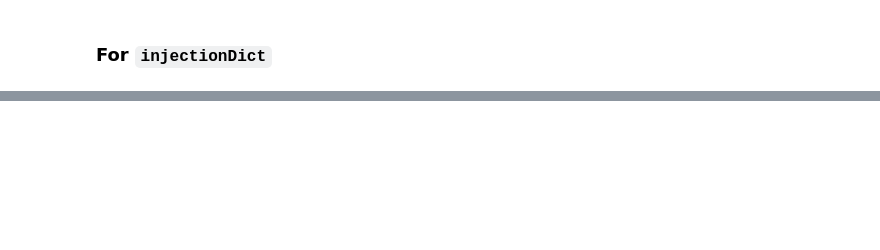
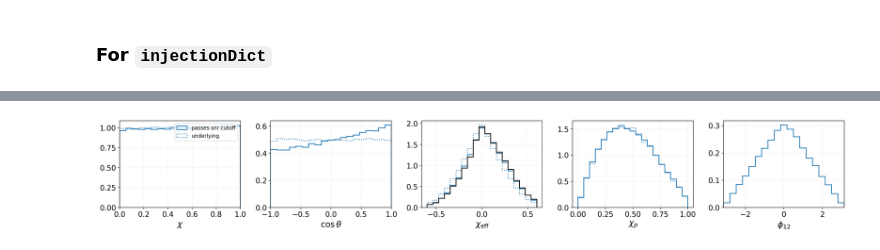
Before and after one commit to simonajmiller/measuring-bbh-component-spin, a Jupyter notebook: Data/InjectedPopulationParameters/view_populations.ipynb, the cells around one changed output, grey strips where cells are left out. Saved outputs shown, nothing was run; the diff lists cells and outputs as text; code cells hidden in the pictures; blank space fills up the shorter version.

```diff
--- a/Data/InjectedPopulationParameters/view_populations.ipynb
+++ b/Data/InjectedPopulationParameters/view_populations.ipynb
@@ -329,0 +360,63 @@ plt.show()
+# %%
+fig, axes = plt.subplots(nrows=1, ncols=5, figsize=(25,3))
+
+nsamps = len(injectionDictPop.s1x)
+chi1_inj = np.random.random(nsamps)
+chi2_inj = np.random.random(nsamps)
+cost1_inj = np.random.random(nsamps)*2 - 1
+cost2_inj = np.random.random(nsamps)*2 - 1
+
+# spin magnitude
+chi1 = np.sqrt(injectionDictPop.s1x**2 + injectionDictPop.s1y**2 + injectionDictPop.s1z**2)
+chi2 = np.sqrt(injectionDictPop.s2x**2 + injectionDictPop.s2y**2 + injectionDictPop.s2z**2)
+chi = np.concatenate((chi1,chi2))
+axes[0].hist(chi, **det_kwargs, bins=np.linspace(0, 1, 20), color='C0')
+axes[0].hist(np.concatenate((chi1_inj,chi2_inj)), **inj_kwargs, bins=np.linspace(0, 1, 20), color='C0')
+axes[0].set_xlim(0,1)
+
+# tilt angle
+cost1 = injectionDictPop.s1z/chi1
+cost2 = injectionDictPop.s2z/chi2
+cost = np.concatenate((cost1,cost2))
+axes[1].hist(cost, **det_kwargs, bins=np.linspace(-1,1, 20), color='C0')
+axes[1].hist(np.concatenate((cost1_inj,cost2_inj)), **inj_kwargs, bins=np.linspace(-1,1, 20), color='C0')
+axes[1].set_xlim(-1,1)
+
+# chi effective
+chieff = (injectionDictPop.m1*injectionDictPop.s1z + injectionDictPop.m2*injectionDictPop.s2z)/(injectionDictPop.m1 + injectionDictPop.m2)
+axes[2].hist(chieff, **det_kwargs, bins=np.linspace(-0.6,0.6, 20), color='C0')
+chieff_inj = (injectionDictPop.m1*chi1_inj*cost1_inj + injectionDictPop.m2*chi2_inj*cost2_inj)/(injectionDictPop.m1 + injectionDictPop.m2)
+axes[2].hist(chieff_inj, **inj_kwargs, bins=np.linspace(-0.6,0.6, 20), color='C0')
+
+# chi p
+chip = calculate_ChiP(chi1, chi2, np.sin(np.arccos(cost1)), np.sin(np.arccos(cost2)), injectionDictPop.m2/injectionDictPop.m1)
+axes[3].hist(chip, **det_kwargs,bins=np.linspace(0, 1, 20), color='C0')
+chip_inj = calculate_ChiP(chi1_inj, chi2_inj, np.sin(np.arccos(cost1_inj)), np.sin(np.arccos(cost2_inj)), injectionDictPop.m2/injectionDictPop.m1)
+axes[3].hist(chip_inj, **inj_kwargs,bins=np.linspace(0, 1, 20), color='C0')
+
+# phi 12
+phi12 = calculate_phi12(injectionDictPop.s1x,injectionDictPop.s1y,injectionDictPop.s2x,injectionDictPop.s2y)
+axes[4].hist(phi12, **det_kwargs, bins=np.linspace(-np.pi, np.pi, 20), color='C0')
+axes[4].set_xlim(-np.pi, np.pi)
+
+
+# chi effective reweighted
+chieff_weights = kde_will_chieff(chieff_inj)
+chieff_weights_normed = chieff_weights/np.sum(chieff_weights_normed)
+axes[2].hist(chieff_inj, density=True, histtype='step', color='k', bins=np.linspace(-0.6, 0.6, 20), weights=chieff_weights_normed, zorder=3, lw=1.5)
+
+axes[0].legend()
+
+axes[0].set_xlabel(r'$\chi$', fontsize=16)
+axes[1].set_xlabel(r'$\cos\theta$', fontsize=16)
+axes[2].set_xlabel(r'$\chi_\mathrm{eff}$', fontsize=16)
+axes[3].set_xlabel(r'$\chi_p$', fontsize=16)
+axes[4].set_xlabel(r'$\phi_{12}$', fontsize=16)
+
+for ax in axes:
+    ax.grid(color='silver', ls=':', alpha=0.5)
+
+plt.subplots_adjust(wspace=0.25)
+plt.show()
+# %% [output]
+[figure, added]
```
Also changed, not shown: parts of 8 cells of this notebook, 6 other files.
